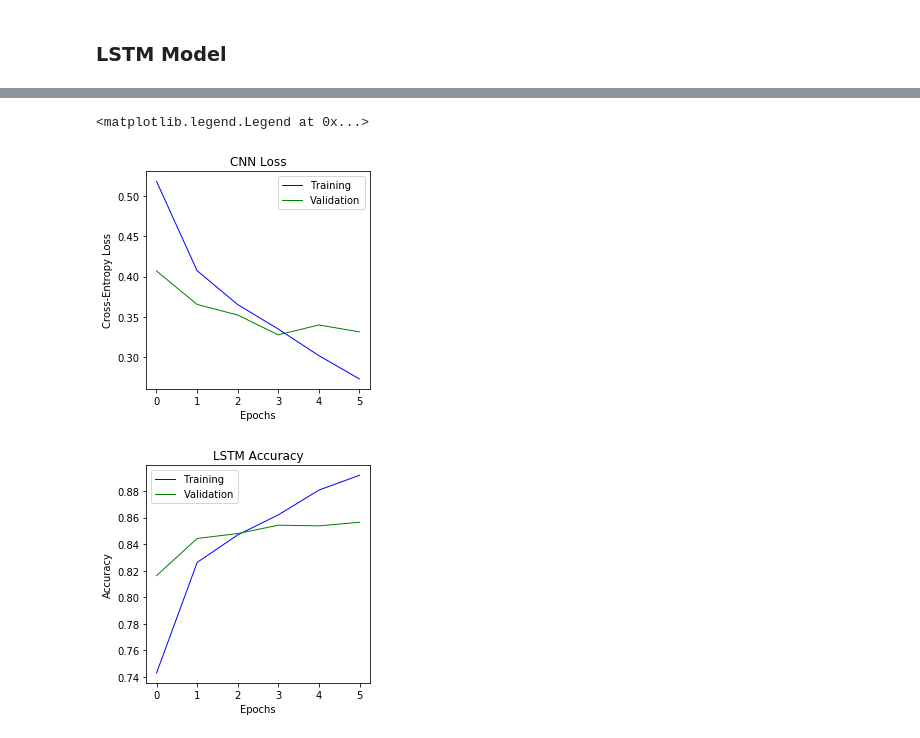
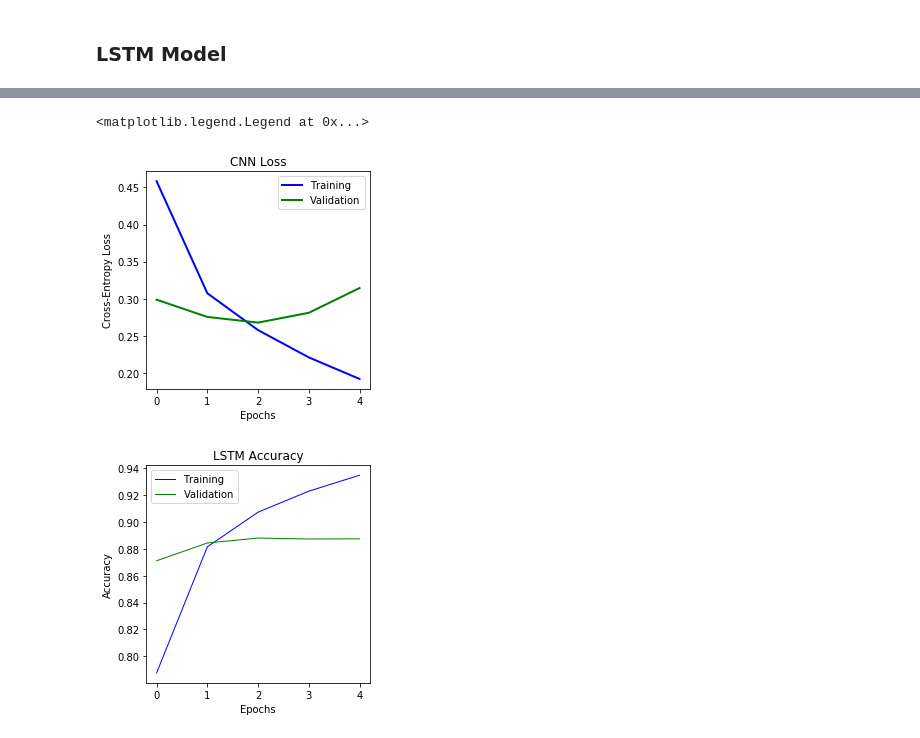
Before and after one commit to okabamac/Sentiment-Analysis-with-IMDB-dataset, a Jupyter notebook: eda.ipynb, the cells around one changed output, grey strips where cells are left out. Saved outputs shown, nothing was run; the diff lists cells and outputs as text; code cells hidden in the pictures.

```diff
--- a/eda.ipynb
+++ b/eda.ipynb
@@ -602,7 +648,7 @@ lstm_model.add(Dense(19, activation="relu"))
 lstm_model.add(Dropout(0.5))
 lstm_model.add(Dense(1, activation="sigmoid"))
 lstm_model.compile(loss='binary_crossentropy',
-              optimizer='SGD',
+              optimizer='rmsprop',
                    metrics=['accuracy'])
 lstm_model.summary()
 # %% [output]
@@ -654,22 +700,22 @@ Testing loss: 0.3315983739852905, acc: 0.8601999878883362
 # %%
 # summarize history for Loss
 plt.figure(figsize=(4,4))
-plt.plot(lstm_model_hist.history['loss'], lw=1.0, color='b', label='Training')
-plt.plot(lstm_model_hist.history['val_loss'], lw=1.0, color='g', label='Validation')
+plt.plot(lstm_model_hist.history['loss'], lw=2.0, color='b', label='Training')
+plt.plot(lstm_model_hist.history['val_loss'], lw=2.0, color='g', label='Validation')
 plt.title('CNN Loss')
 plt.xlabel('Epochs')
 plt.ylabel('Cross-Entropy Loss')
 plt.legend(loc='upper right')
 
 # summarize history for accuracy
 plt.figure(figsize=(4,4))
 plt.plot(lstm_model_hist.history['accuracy'], lw=1.0, color='b', label='Training')
 plt.plot(lstm_model_hist.history['val_accuracy'], lw=1.0, color='g', label='Validation')
 plt.title('LSTM Accuracy')
 plt.xlabel('Epochs')
 plt.ylabel('Accuracy')
 plt.legend(loc='upper left')
 # %% [output]
 <matplotlib.legend.Legend at 0x...>
-[figure, old version]
+[figure, new version]
-[figure, old version]
+[figure, new version]
```
Also changed, not shown: parts of 7 cells of this notebook.
